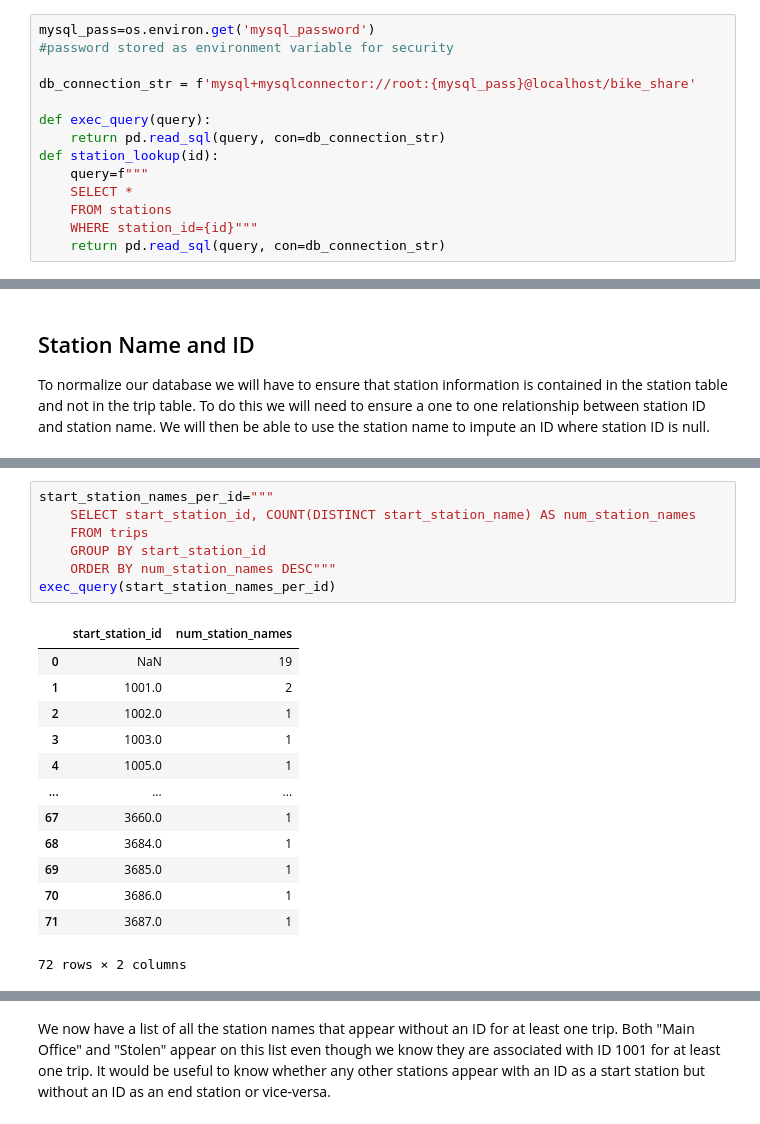
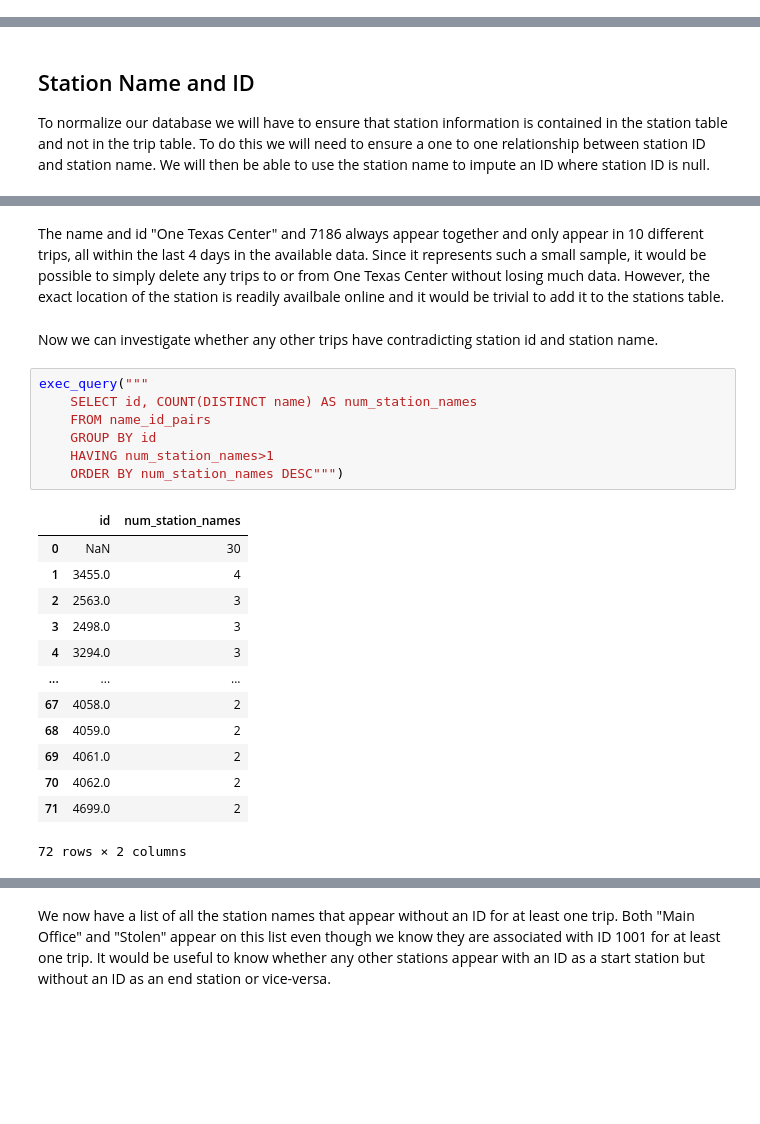
Before and after one commit to MQuigley2/bikeshare, a Jupyter notebook: bikeshare_initial_data_exploration.ipynb, the cells around one changed output, grey strips where cells are left out. Drawn from its saved outputs; the diff is of its cells as text; blank space fills up the shorter version.

```diff
--- a/bikeshare_initial_data_exploration.ipynb
+++ b/bikeshare_initial_data_exploration.ipynb
@@ -6,17 +6,3 @@ import plotly.express as px
-# %%
-mysql_pass=os.environ.get('mysql_password')
-#password stored as environment variable for security
-
-db_connection_str = f'mysql+mysqlconnector://root:{mysql_pass}@localhost/bike_share'
-
-def exec_query(query):
-    return pd.read_sql(query, con=db_connection_str)
-def station_lookup(id):
-    query=f"""
-    SELECT *
-    FROM stations
-    WHERE station_id={id}"""
-    return pd.read_sql(query, con=db_connection_str)
 # %%
 exec_query('SELECT * FROM trips LIMIT 10')
 # %% [output]
@@ -242,21 +251,25 @@ Thankfully no stations have multiple IDs, but several have none.
+# %% [markdown]
+The name and id "One Texas Center" and 7186 always appear together and only appear in 10 different trips, all within the last 4 days in the available data. Since it represents such a small sample, it would be possible to simply delete any trips to or from One Texas Center without losing much data. However, the exact location of the station is readily availbale online and it would be trivial to add it to the stations table.
+# %% [markdown]
+Now we can investigate whether any other trips have contradicting station id and station name.
 # %%
-start_station_names_per_id="""
-    SELECT start_station_id, COUNT(DISTINCT start_station_name) AS num_station_names
-    FROM trips
-    GROUP BY start_station_id
-    ORDER BY num_station_names DESC"""
-exec_query(start_station_names_per_id)
+exec_query("""
+    SELECT id, COUNT(DISTINCT name) AS num_station_names
+    FROM name_id_pairs
+    GROUP BY id
+    HAVING num_station_names>1
+    ORDER BY num_station_names DESC""")
 # %% [output]
-|  | start_station_id | num_station_names |
-| 0 | NaN | 19 |
-| 1 | 1001.0 | 2 |
-| 2 | 1002.0 | 1 |
-| 3 | 1003.0 | 1 |
-| 4 | 1005.0 | 1 |
+|  | id | num_station_names |
+| 0 | NaN | 30 |
+| 1 | 3455.0 | 4 |
+| 2 | 2563.0 | 3 |
+| 3 | 2498.0 | 3 |
+| 4 | 3294.0 | 3 |
 | ... | ... | ... |
-| 67 | 3660.0 | 1 |
-| 68 | 3684.0 | 1 |
-| 69 | 3685.0 | 1 |
-| 70 | 3686.0 | 1 |
-| 71 | 3687.0 | 1 |
+| 67 | 4058.0 | 2 |
+| 68 | 4059.0 | 2 |
+| 69 | 4061.0 | 2 |
+| 70 | 4062.0 | 2 |
+| 71 | 4699.0 | 2 |
 72 rows × 2 columns
```
Also changed, not shown: parts of 58 cells of this notebook, 2 other files.
